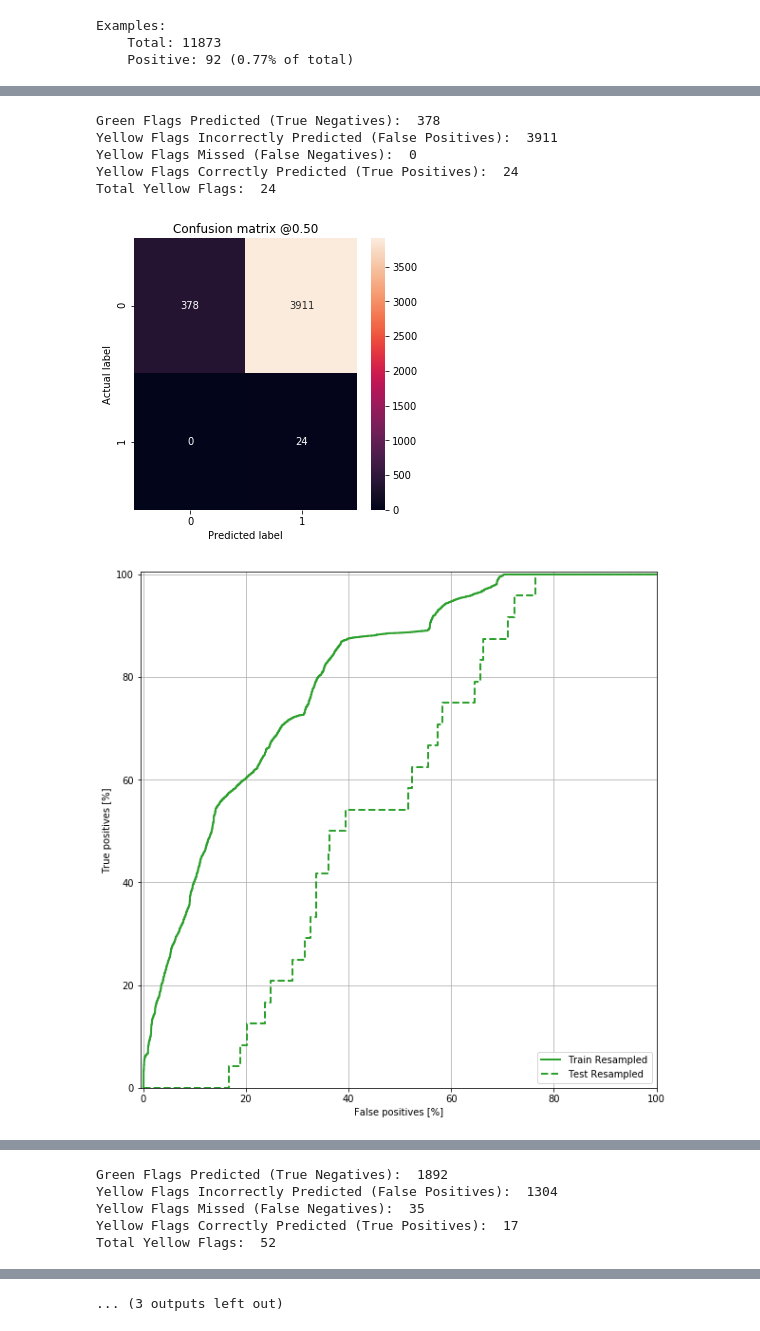
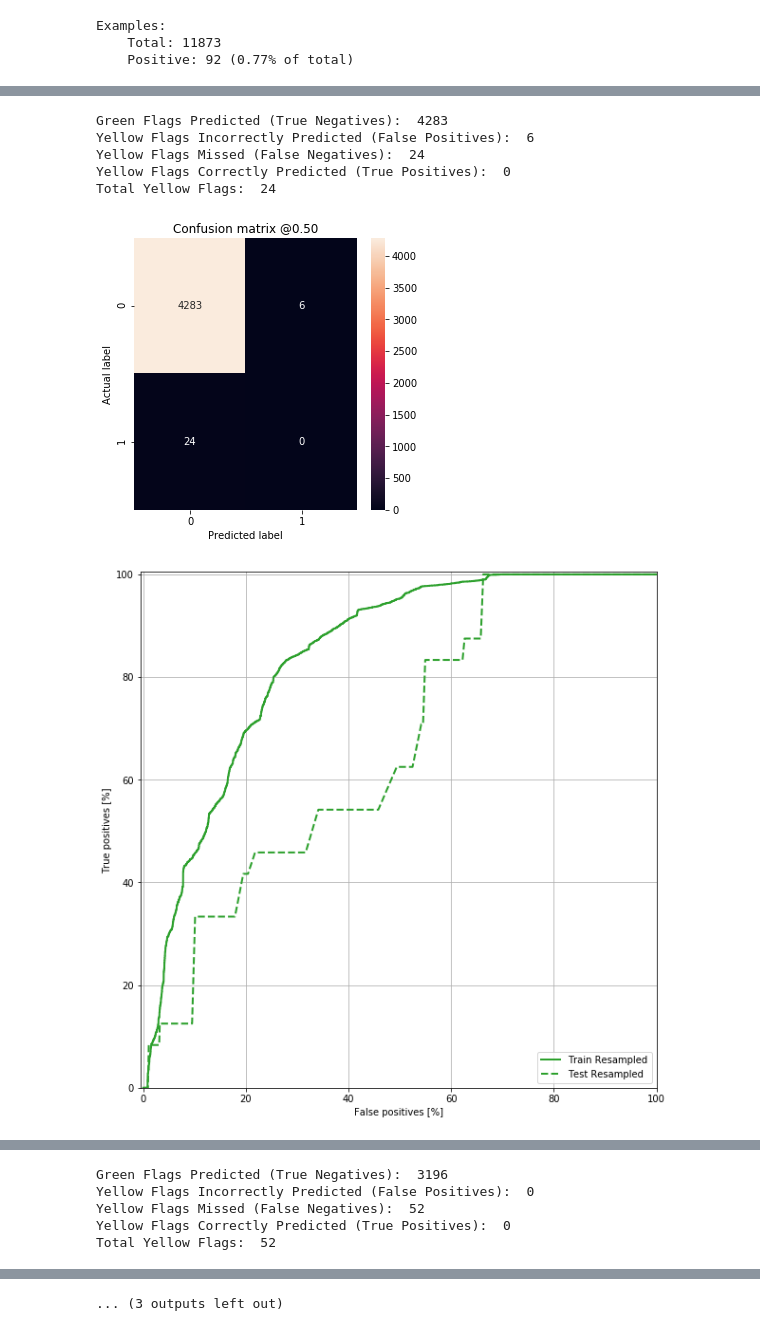
Before and after one commit to adithyashanmugam/Daytona24, a Jupyter notebook: src/SMOTE.ipynb, the cells around one changed output, grey strips where cells are left out. Saved outputs shown, nothing was run; the diff lists cells and outputs as text; code cells hidden in the pictures.

```diff
--- a/src/SMOTE.ipynb
+++ b/src/SMOTE.ipynb
@@ -49,3 +49,13 @@ print('Examples:\n    Total: {}\n    Positive: {} ({:.2f}% of total)\n'.format(
 Examples:
     Total: 11873
     Positive: 92 (0.77% of total)
+# %%
+# Scaling by total/2 helps keep the loss to a similar magnitude.
+# The sum of the weights of all examples stays the same.
+weight_for_0 = 1 #(1 / neg)*(total)/2.0
+weight_for_1 = 2 #(1 / pos)*(total)/2.0
+
+class_weight = {0: weight_for_0, 1: weight_for_1}
+
+print('Weight for class 0: {:.2f}'.format(weight_for_0))
+print('Weight for class 1: {:.2f}'.format(weight_for_1))
@@ -61,12 +74,12 @@ METRICS = [
       keras.metrics.AUC(name='auc'),
 ]
 
-def make_model(metrics=METRICS, output_bias=None, dropout=0.5, input_shape=(8,)):
+def make_model(metrics=METRICS, output_bias=None, dropout=0.5, input_shape=(3,)):
     if output_bias is not None:
         output_bias = tf.keras.initializers.Constant(output_bias)
     model = keras.Sequential([
       keras.layers.Dense(
-          16, activation='relu',
+          64, activation='relu',
           input_shape=input_shape),
       keras.layers.Dropout(dropout),
       keras.layers.Dense(1, activation='sigmoid',
@@ -74,7 +87,7 @@ def make_model(metrics=METRICS, output_bias=None, dropout=0.5, input_shape=(8,))
     ])
 
     model.compile(
-      optimizer=keras.optimizers.Adam(lr=1e-3),
+      optimizer=keras.optimizers.Adam(lr=.001),
       loss=keras.losses.BinaryCrossentropy(),
       metrics=metrics)
 
@@ -161,12 +174,14 @@ for i in range(0, 3):
     print('Testing on df', str(i+1))
     test_df = df_list[i]
     test_df.pop('Time')
-#     print(test_df.head)
+    test_df.pop('Max Concentration')
+    test_df.pop('Air Temp')
 
     train_list = df_list[:i] + df_list[i+1:]
     train_df = pd.concat(train_list)
     train_df.pop('Time')
-#     print(train_df.head)
+    train_df.pop('Max Concentration')
+    train_df.pop('Air Temp')
 
     eps = 0.001
     train_df['Last Pit'] = np.log(train_df['Last Pit']+eps)
@@ -194,7 +209,7 @@ for i in range(0, 3):
     val_features = np.clip(val_features, -5, 5)
     test_features = np.clip(test_features, -5, 5)
 
-    # SMOTE transform
+    # SMOTE transformd
     oversample = SMOTE()
     train_features, train_labels = oversample.fit_resample(train_features, train_labels)
     val_features, val_labels = oversample.fit_resample(val_features, val_labels)
@@ -211,7 +226,8 @@ for i in range(0, 3):
         epochs=EPOCHS,
         callbacks=[early_stopping],
         validation_data=(val_features, val_labels),
-        verbose=0
+        verbose=0,
+        class_weight=class_weight
     )
 
     # plots
@@ -250,9 +264,9 @@ auc :  0.5719330310821533
-Green Flags Predicted (True Negatives):  378
-Yellow Flags Incorrectly Predicted (False Positives):  3911
-Yellow Flags Missed (False Negatives):  0
-Yellow Flags Correctly Predicted (True Positives):  24
+Green Flags Predicted (True Negatives):  4283
+Yellow Flags Incorrectly Predicted (False Positives):  6
+Yellow Flags Missed (False Negatives):  24
+Yellow Flags Correctly Predicted (True Positives):  0
 Total Yellow Flags:  24
-[figure, old version]
+[figure, new version]
-[figure, old version]
+[figure, new version]
 Testing on df 2
 Restoring model weights from the end of the best epoch.
@@ -270,5 +284,5 @@ auc :  0.46547967195510864
-Green Flags Predicted (True Negatives):  1892
-Yellow Flags Incorrectly Predicted (False Positives):  1304
-Yellow Flags Missed (False Negatives):  35
-Yellow Flags Correctly Predicted (True Positives):  17
+Green Flags Predicted (True Negatives):  3196
+Yellow Flags Incorrectly Predicted (False Positives):  0
+Yellow Flags Missed (False Negatives):  52
+Yellow Flags Correctly Predicted (True Positives):  0
 Total Yellow Flags:  52
```
Also changed, not shown: parts of 3 cells of this notebook, 6 other files.
